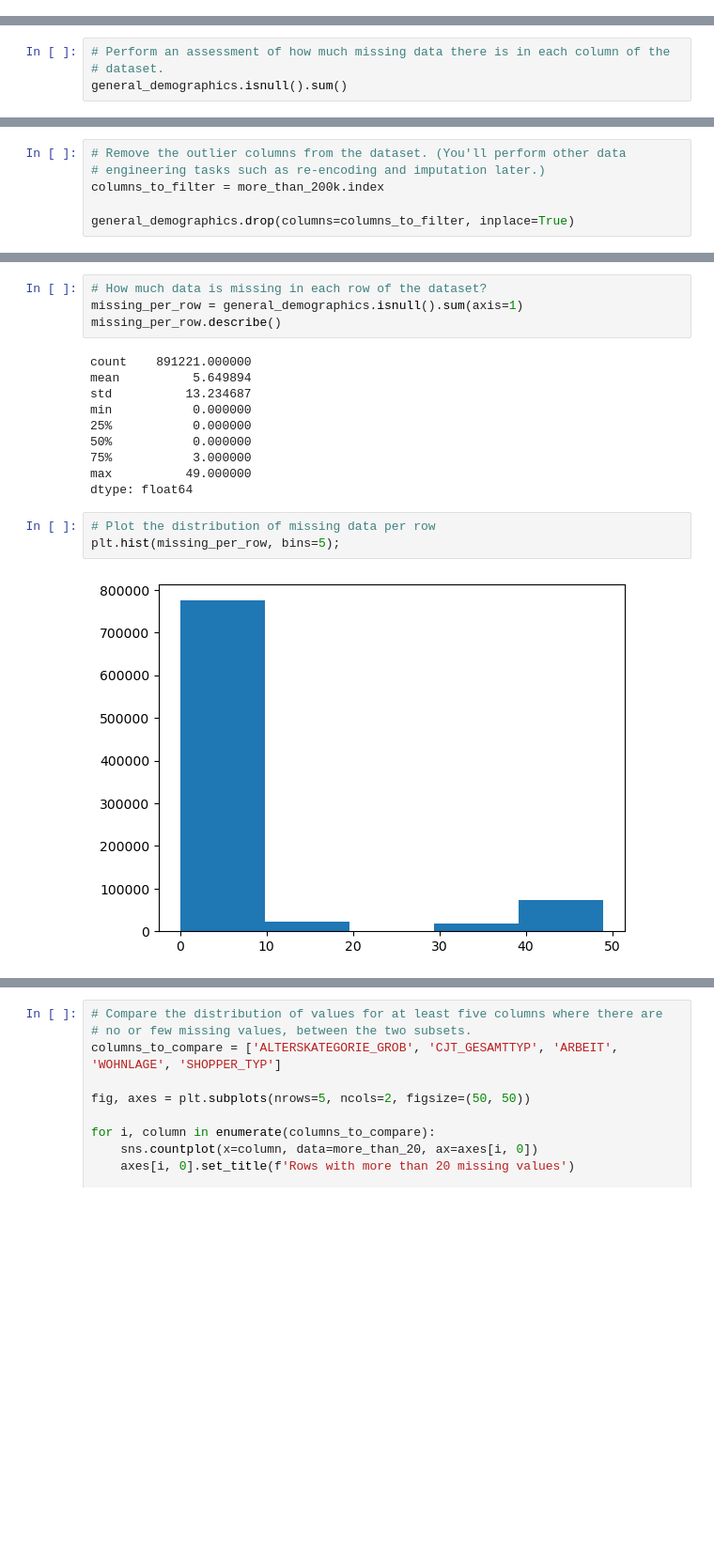
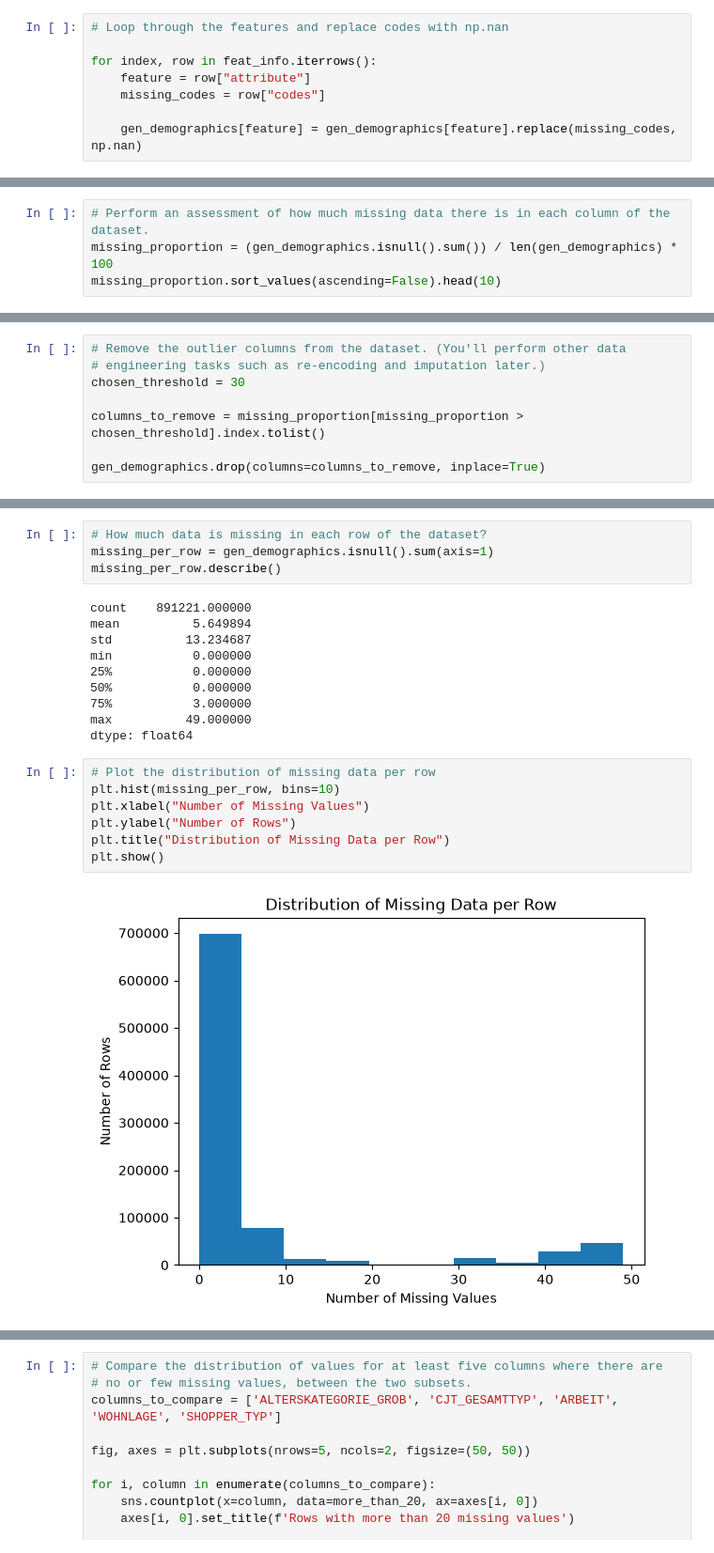
Before and after one commit to ashleydonohoe/identify_customer_segments, a Jupyter notebook: Identify_Customer_Segments.ipynb, the cells around one changed output, grey strips where cells are left out. Shown at 94% size. Drawn from its saved outputs; the diff is of its cells as text; blank space fills up the shorter version.

```diff
--- a/Identify_Customer_Segments.ipynb
+++ b/Identify_Customer_Segments.ipynb
@@ -142,0 +134,8 @@ Remaining number of missing values: 8373929
+# %%
+# Loop through the features and replace codes with np.nan
+
+for index, row in feat_info.iterrows():
+    feature = row["attribute"]
+    missing_codes = row["codes"]
+
+    gen_demographics[feature] = gen_demographics[feature].replace(missing_codes, np.nan)
@@ -147,7 +165,7 @@ How much missing data is present in each column? There are a few columns that ar
 
 For the remaining features, are there any patterns in which columns have, or share, missing data?
 # %%
-# Perform an assessment of how much missing data there is in each column of the
-# dataset.
-general_demographics.isnull().sum()
+# Perform an assessment of how much missing data there is in each column of the dataset.
+missing_proportion = (gen_demographics.isnull().sum()) / len(gen_demographics) * 100
+missing_proportion.sort_values(ascending=False).head(10)
 # %% [output]
@@ -191,6 +192,8 @@ more_than_200k = missing_items[missing_items > 200000]
 # %%
 # Remove the outlier columns from the dataset. (You'll perform other data
 # engineering tasks such as re-encoding and imputation later.)
-columns_to_filter = more_than_200k.index
+chosen_threshold = 30
 
-general_demographics.drop(columns=columns_to_filter, inplace=True)
+columns_to_remove = missing_proportion[missing_proportion > chosen_threshold].index.tolist()
+
+gen_demographics.drop(columns=columns_to_remove, inplace=True)
@@ -242,7 +234,7 @@ In order to know what to do with the outlier rows, we should see if the distribu
 Depending on what you observe in your comparison, this will have implications on how you approach your conclusions later in the analysis. If the distributions of non-missing features look similar between the data with many missing values and the data with few or no missing values, then we could argue that simply dropping those points from the analysis won't present a major issue. On the other hand, if the data with many missing values looks very different from the data with few or no missing values, then we should make a note on those data as special. We'll revisit these data later on. **Either way, you should continue your analysis for now using just the subset of the data with few or no missing values.**
 # %%
 # How much data is missing in each row of the dataset?
-missing_per_row = general_demographics.isnull().sum(axis=1)
+missing_per_row = gen_demographics.isnull().sum(axis=1)
 missing_per_row.describe()
 # %% [output]
 count    891221.000000
@@ -256,9 +248,13 @@ max          49.000000
 dtype: float64
 # %%
 # Plot the distribution of missing data per row
-plt.hist(missing_per_row, bins=5);
+plt.hist(missing_per_row, bins=10)
+plt.xlabel("Number of Missing Values")
+plt.ylabel("Number of Rows")
+plt.title("Distribution of Missing Data per Row")
+plt.show()
 # %% [output]
-[figure, old version]
+[figure, new version]
 # %%
 # Write code to divide the data into two subsets based on the number of missing
 # values in each row.
```
Also changed, not shown: parts of 20 cells of this notebook.
